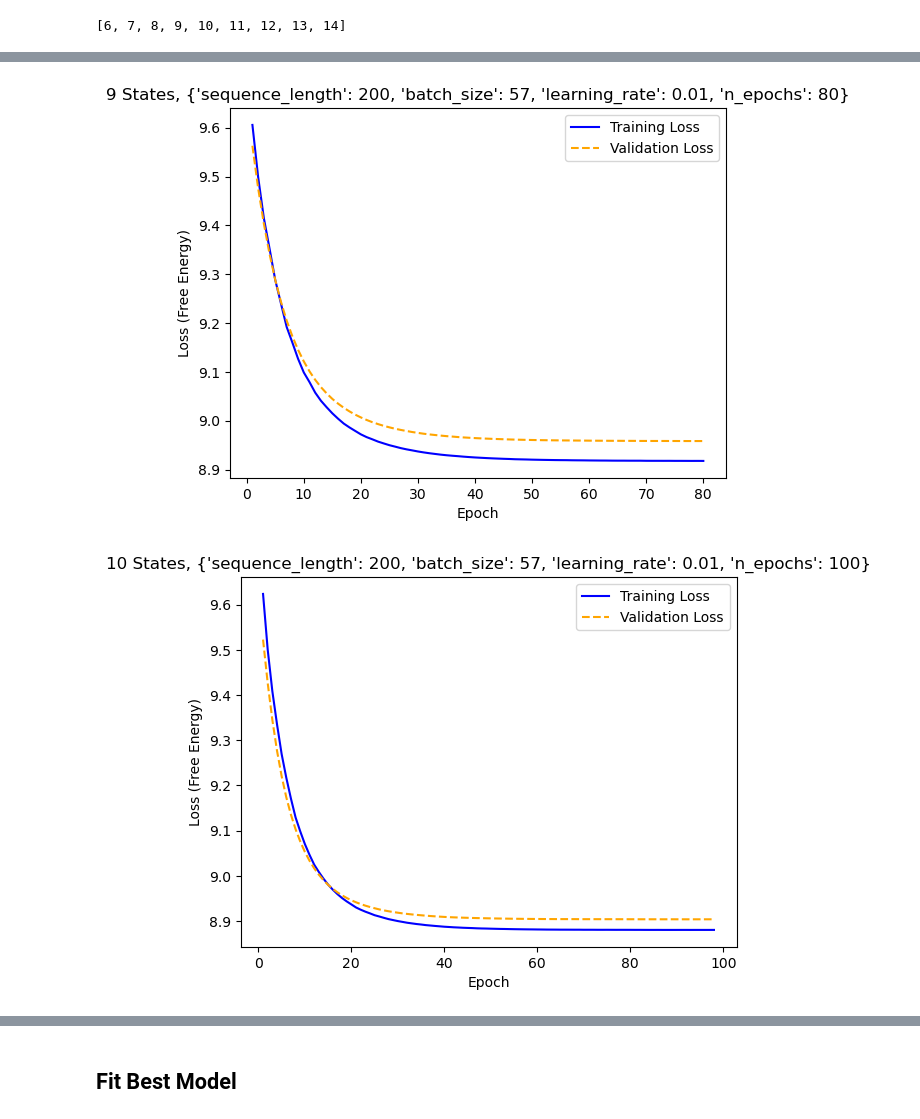
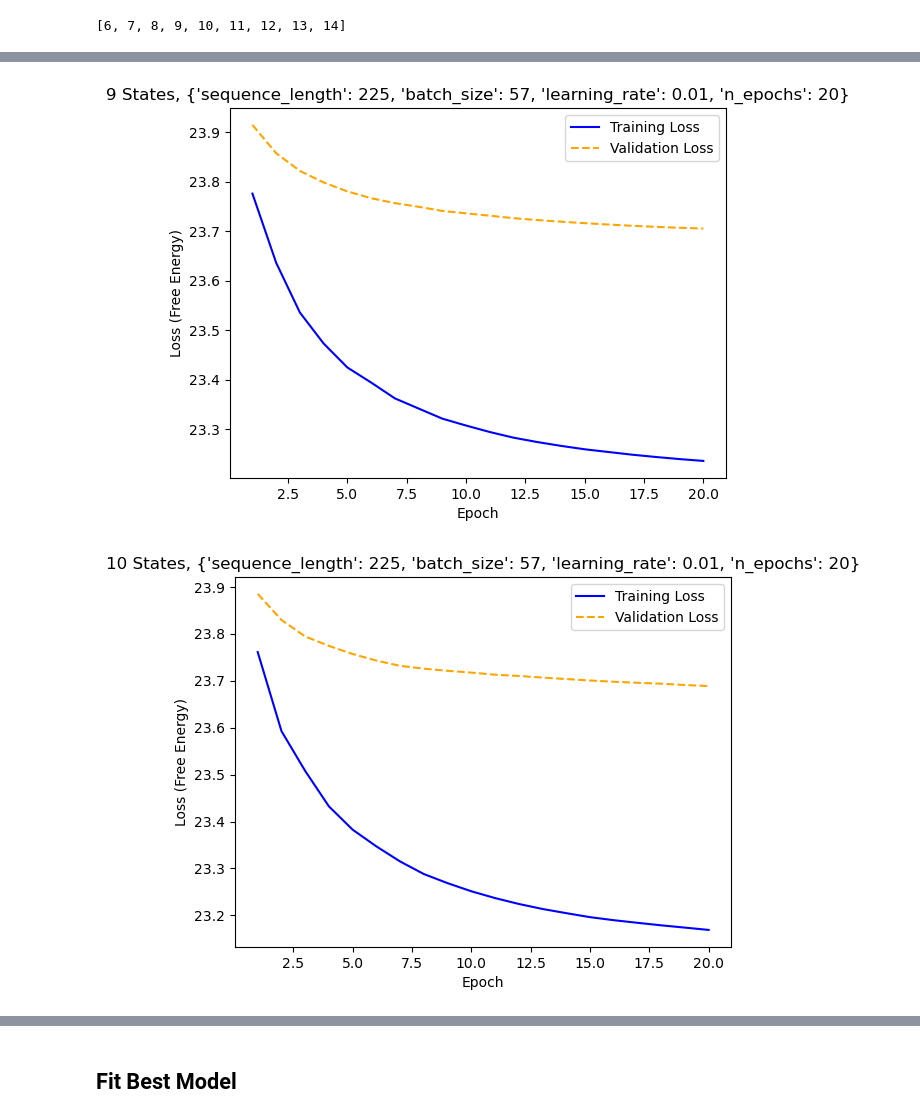
Before and after one commit to efei01/dFNC, a Jupyter notebook: HMM/CIMT_rest/CIMT_rest_HMM.ipynb, the cells around one changed output, grey strips where cells are left out. Saved outputs shown, nothing was run; the diff lists cells and outputs as text; code cells hidden in the pictures.

```diff
--- a/HMM/CIMT_rest/CIMT_rest_HMM.ipynb
+++ b/HMM/CIMT_rest/CIMT_rest_HMM.ipynb
@@ -52,0 +46,23 @@ _logger.setLevel(logging.CRITICAL + 1)
+# %%
+# Load data
+data_path = '../../CIMT_data/no_wm/rs_ICA_24c' # rsfMRI ICA timecourses
+with open(data_path + '/' + data_path.split('/')[-1] + 'SelectedDataFolders.txt', 'r') as f:
+    subj_order = f.readlines()
+
+bad_ICs = [3, 6, 7, 12, 20, 24] # 1-based indexing
+X = []
+y = []
+i = 0
+for tc in sorted(os.listdir(data_path)):
+    if re.search(r"[0-9]_timecourses_ica_s1_.nii$", tc):
+        # X.append(np.loadtxt(os.path.join(data_path, tc), delimiter=','))
+        nii = nib.load(os.path.join(data_path, tc))
+        X.append(nii.get_fdata())
+        y.append(subj_order[i][-17:-5])
+        i += 1
+
+X = np.array(X) # X.shape = (subjects, timepoints, ROIs)
+X = np.delete(X, obj=[IC - 1 for IC in bad_ICs], axis=2)
+y = np.array(y)
+print(X.shape)
+print(y.shape)
@@ -188,21 +192,20 @@ for i, (train_index, test_index) in enumerate(skf.split(X, y)):
     inner_val = Data(inner_val)
 
     outer_train.prepare({
-        "pca": {"n_pca_components": n_pca_components},
+        # "pca": {"n_pca_components": n_pca_components},
         "standardize": {},
     })
     outer_test.prepare({
-        "pca": {"pca_components": outer_train.pca_components},
+        # "pca": {"pca_components": outer_train.pca_components},
         "standardize": {},
     })
-    outer_test = outer_test.dataset(sequence_length=450, batch_size=outer_test.n_sessions) # ensure consistent evaluation across models of different sequence_length
 
     inner_train.prepare({
-        "pca": {"n_pca_components": n_pca_components},
+        # "pca": {"n_pca_components": n_pca_components},
         "standardize": {},
     })
     inner_val.prepare({
-        "pca": {"pca_components": inner_train.pca_components},
+        # "pca": {"pca_components": inner_train.pca_components},
         "standardize": {},
     })
 
@@ -372,8 +342,8 @@ Recommendation:
 Total number of sequences: 228
 Total number of batches/parameter updates: 4
 # %%
-param_grid_no_TDE = {
-    'sequence_length': [200],
+hyperparam_grid_no_TDE = {
+    'sequence_length': [225], # .recommend_model_config() recommends 200, so increasing slightly to 225 for clean division of 450
     'batch_size': [57],
     'learning_rate': [0.01],
     'n_epochs': [20, 30, 40, 50, 60, 70, 80, 90, 100], # added more options to check for possible further improvement past 20 epochs
@@ -680,14 +651,14 @@ sorted_states
 # %%
 # Sanity check
 f_idx = 0
-for n in sorted_states:
-    example = hyperparam_CV_log[n]['histories'][np.argmax(hyperparam_CV_log[n]['mean_CV_test_evidence'])]
+for num_states in sorted_states:
+    example = hyperparam_CV_log[num_states]['histories'][np.argmax(np.mean(hyperparam_CV_log[num_states]['test_free_energies'], axis=1))]
     fig, ax = plt.subplots(1, 1)
     x = range(1, len(example[f_idx]['loss']) + 1)
     ax.plot(x, example[f_idx]['loss'], label="Training Loss", color='blue', linestyle='-')
     ax.plot(x, example[f_idx]['val_loss'], label="Validation Loss", color='orange', linestyle='--')
 
-    ax.set_title(f"{n} States, " + str(hyperparam_CV_log[n]['params'][np.argmax(hyperparam_CV_log[n]['mean_CV_test_evidence'])]))
+    ax.set_title(f"{num_states} States, " + str(hyperparam_CV_log[num_states]['hyperparams'][np.argmax(np.mean(hyperparam_CV_log[num_states]['test_free_energies'], axis=1))]))
     ax.set_xlabel("Epoch")
     ax.set_ylabel("Loss (Free Energy)")
     ax.legend()
@@ -699,2 +670,2 @@ for n in sorted_states:
-[figure, old version]
+[figure, new version]
-[figure, old version]
+[figure, new version]
```
Also changed, not shown: parts of 23 cells of this notebook, 1 other file.
